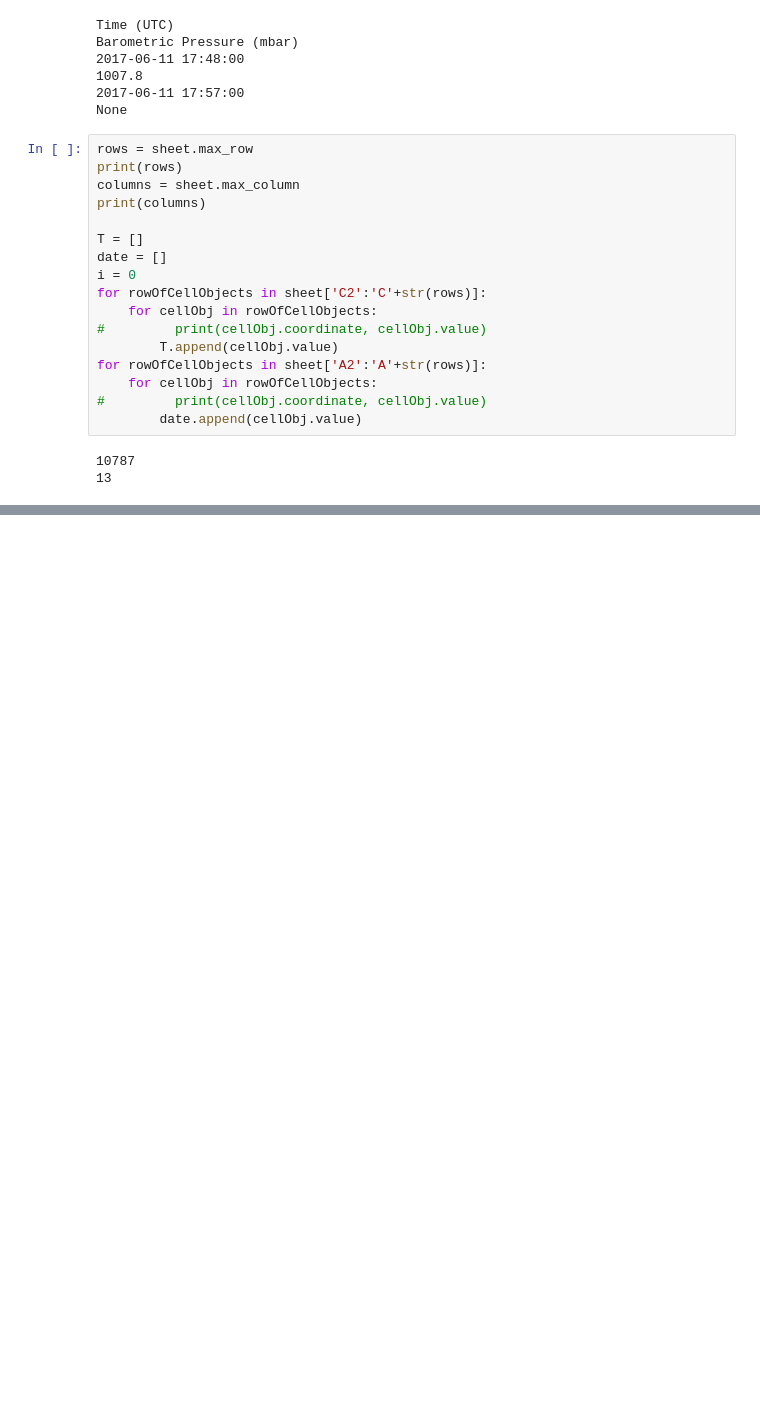
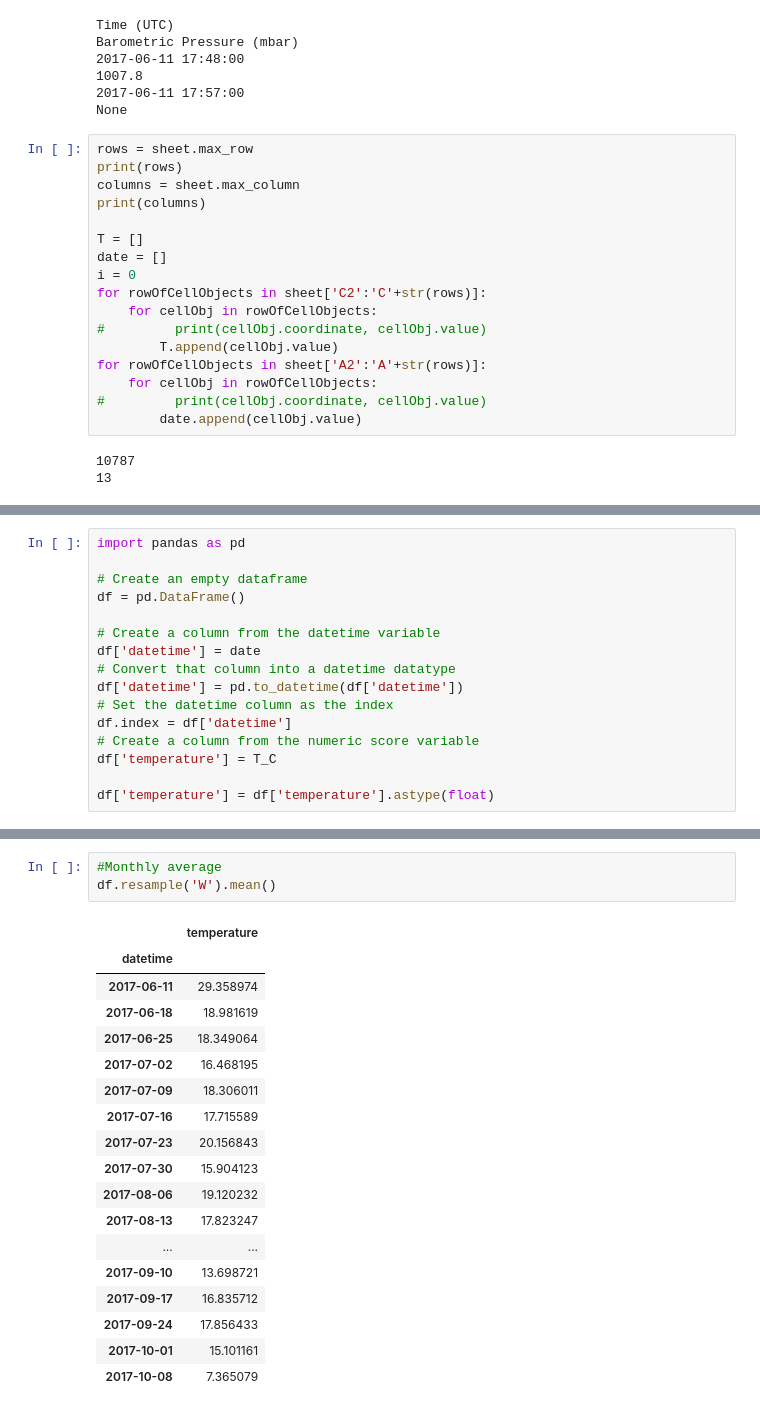
Before and after one commit to yvesdubief/snow-farming, a Jupyter notebook: Temperature-data.ipynb, the cells around one changed output, grey strips where cells are left out. Drawn from its saved outputs; the diff is of its cells as text; blank space fills up the shorter version.

Commit message:
Weekly average?

```diff
--- a/Temperature-data.ipynb
+++ b/Temperature-data.ipynb
@@ -142,3 +142,19 @@ plt.ylabel(r"Temperature")
 plt.show()
 # %% [output]
 [drawing not drawn]
+# %%
+import pandas as pd
+
+# Create an empty dataframe
+df = pd.DataFrame()
+
+# Create a column from the datetime variable
+df['datetime'] = date
+# Convert that column into a datetime datatype
+df['datetime'] = pd.to_datetime(df['datetime'])
+# Set the datetime column as the index
+df.index = df['datetime']
+# Create a column from the numeric score variable
+df['temperature'] = T_C
+
+df['temperature'] = df['temperature'].astype(float)
@@ -144,0 +181,22 @@ plt.show()
+# %%
+#Monthly average
+df.resample('W').mean()
+# %% [output]
+|  | temperature |
+| datetime |  |
+| 2017-06-11 | 29.358974 |
+| 2017-06-18 | 18.981619 |
+| 2017-06-25 | 18.349064 |
+| 2017-07-02 | 16.468195 |
+| 2017-07-09 | 18.306011 |
+| 2017-07-16 | 17.715589 |
+| 2017-07-23 | 20.156843 |
+| 2017-07-30 | 15.904123 |
+| 2017-08-06 | 19.120232 |
+| 2017-08-13 | 17.823247 |
+| ... | ... |
+| 2017-09-10 | 13.698721 |
+| 2017-09-17 | 16.835712 |
+| 2017-09-24 | 17.856433 |
+| 2017-10-01 | 15.101161 |
+| 2017-10-08 | 7.365079 |
```
Also changed, not shown: parts of 2 cells of this notebook, 1 other file.
